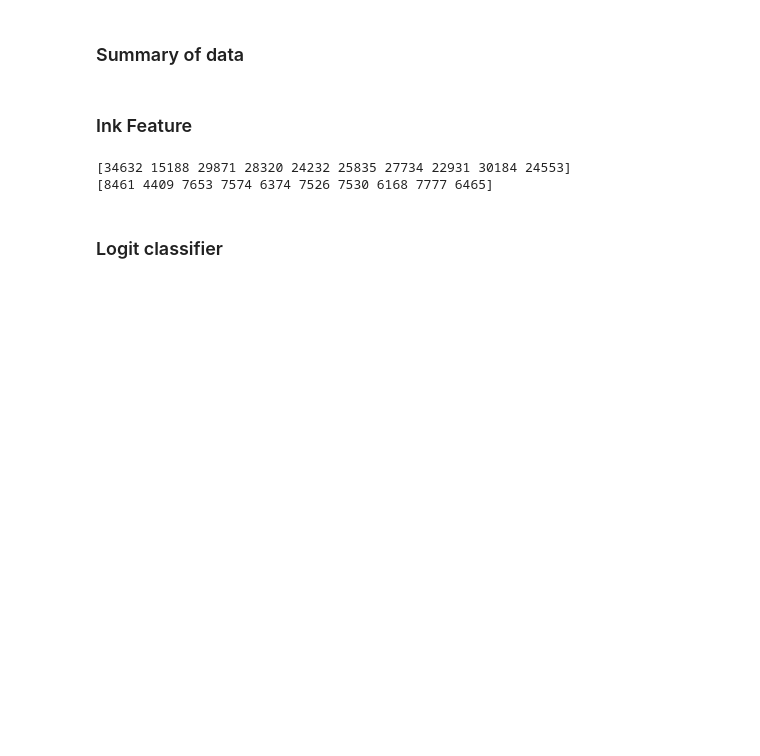
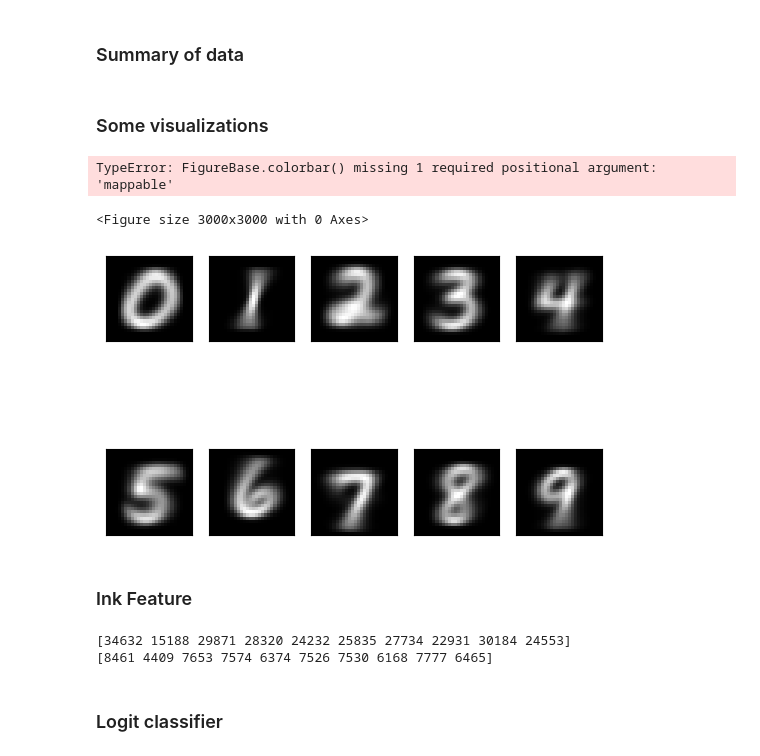
Before and after one commit to pepijnbruinaars/PRDL, a Jupyter notebook: test.ipynb, the cells around one changed output. Cells and saved outputs as stored; diff of their text form; code cells hidden in the pictures; blank space fills up the shorter version.

Commit message:
Add mean and std plots

```diff
--- a/test.ipynb
+++ b/test.ipynb
@@ -28,6 +28,51 @@ plt.show()
 ### Summary of data
 # %%
 # Summarize the data
+# %% [markdown]
+### Some visualizations
+# %%
+# Show grid of the digits, taking the average value of each pixel for each digit
+# Hint: use plt.imshow() and plt.subplots()
+# Hint: use np.mean() to take the average value of an array
+
+zeros = digits[labels == 0]
+ones = digits[labels == 1]
+twos = digits[labels == 2]
+threes = digits[labels == 3]
+fours = digits[labels == 4]
+fives = digits[labels == 5]
+sixes = digits[labels == 6]
+sevens = digits[labels == 7]
+eights = digits[labels == 8]
+nines = digits[labels == 9]
+
+# Show grid of the digits, taking the average value of each pixel for each digit
+plt.figure(figsize=(10, 10), dpi=300)
+fig, ax = plt.subplots(2, 5)
+# Hide x and y ticks
+for i in range(2):
+    for j in range(5):
+        ax[i, j].set_xticks([])
+        ax[i, j].set_yticks([])
+# Reduce distance between row 1 and row 2
+plt.subplots_adjust(hspace=0.1)
+ax[0, 0].imshow(np.mean(zeros, axis=0).reshape(img_size, img_size), cmap='gray')
+ax[0, 1].imshow(np.mean(ones, axis=0).reshape(img_size, img_size), cmap='gray')
+ax[0, 2].imshow(np.mean(twos, axis=0).reshape(img_size, img_size), cmap='gray')
+ax[0, 3].imshow(np.mean(threes, axis=0).reshape(img_size, img_size), cmap='gray')
+ax[0, 4].imshow(np.mean(fours, axis=0).reshape(img_size, img_size), cmap='gray')
+ax[1, 0].imshow(np.mean(fives, axis=0).reshape(img_size, img_size), cmap='gray')
+ax[1, 1].imshow(np.mean(sixes, axis=0).reshape(img_size, img_size), cmap='gray')
+ax[1, 2].imshow(np.mean(sevens, axis=0).reshape(img_size, img_size), cmap='gray')
+ax[1, 3].imshow(np.mean(eights, axis=0).reshape(img_size, img_size), cmap='gray')
+ax[1, 4].imshow(np.mean(nines, axis=0).reshape(img_size, img_size), cmap='gray')
+# Show colorbar
+plt.tight_layout()
+plt.show()
+# %% [output]
+TypeError: FigureBase.colorbar() missing 1 required positional argument: 'mappable'
+<Figure size 3000x3000 with 0 Axes>
+[figure, added]
 # %% [markdown]
 ### Ink Feature
 # %%
```
Also changed, not shown: parts of 1 cell of this notebook, 2 other files.
